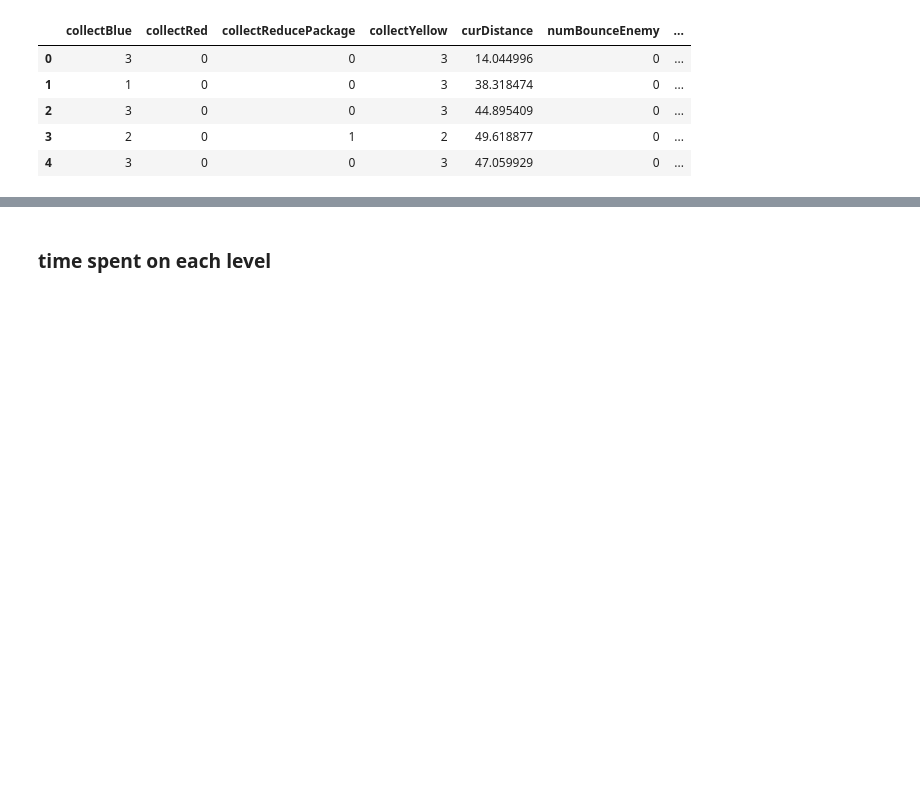
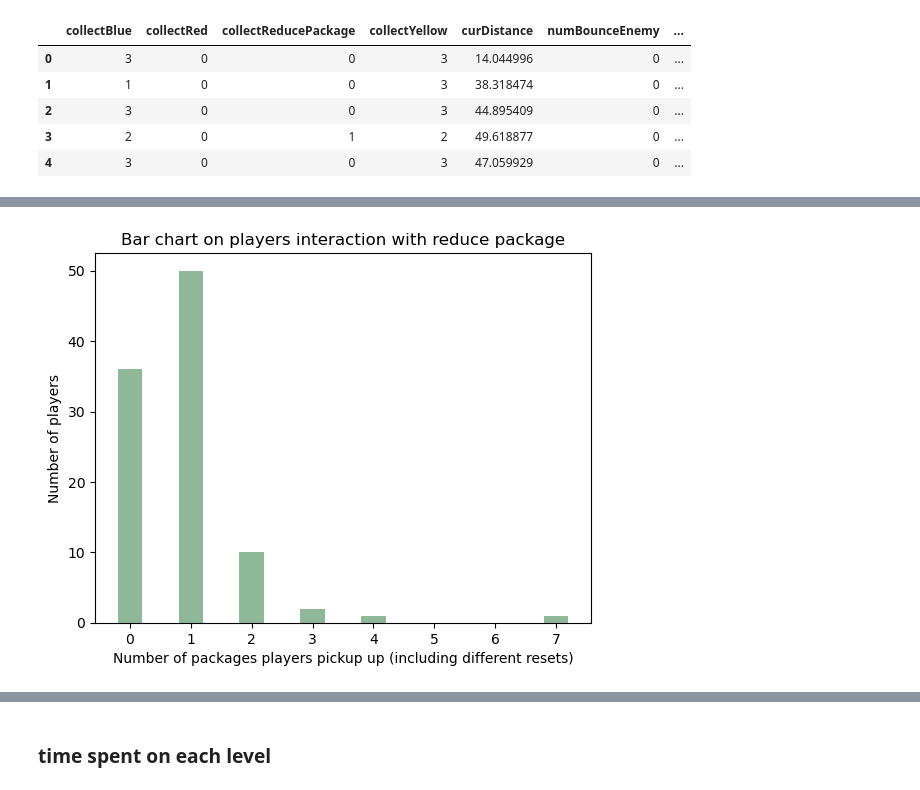
Before and after one commit to LYULU2/MobileGameDev, a Jupyter notebook: 526 Analysis.ipynb, the cells around one changed output, grey strips where cells are left out. Cells and saved outputs as stored; diff of their text form; code cells hidden in the pictures; blank space fills up the shorter version.

```diff
--- a/526 Analysis.ipynb
+++ b/526 Analysis.ipynb
@@ -35,0 +63,12 @@ df.head()
+# %%
+reducepackage_num = list(df[df['sceneName']=="Scene1"].groupby("collectReducePackage")['playTime'].count().index)
+reducepackage_player = list(df[df['sceneName']=="Scene1"].groupby("collectReducePackage")['playTime'].count())
+plt.bar(reducepackage_num, reducepackage_player,  color ='#8EB897',
+        width = 0.4)
+
+plt.xlabel("Number of packages players pickup up (including different resets)")
+plt.ylabel("Number of players")
+plt.title("Bar chart on players interaction with reduce package")
+plt.show()
+# %% [output]
+[figure, added]
```
Also changed, not shown: parts of 19 cells of this notebook, 1 other file.
